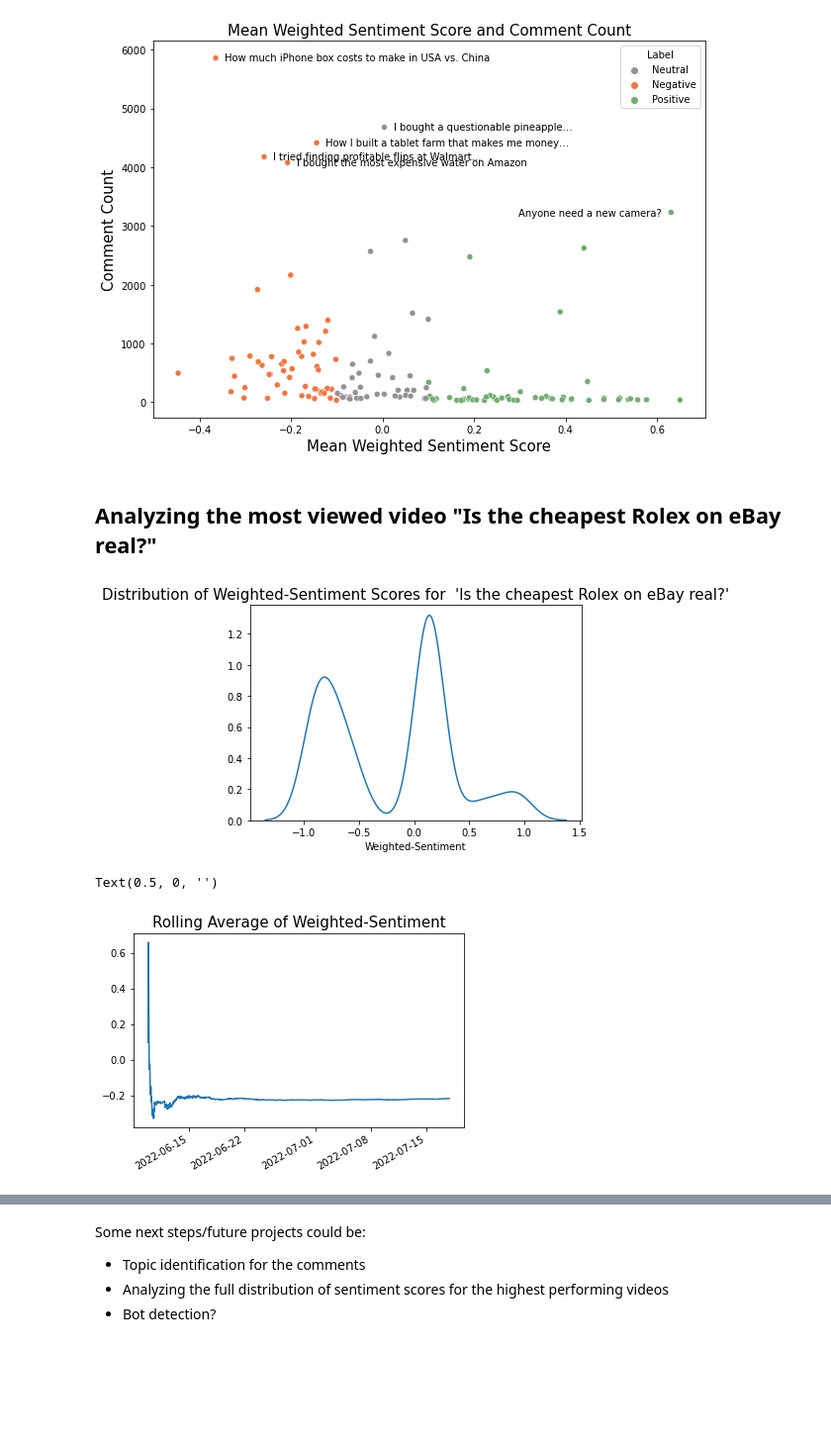
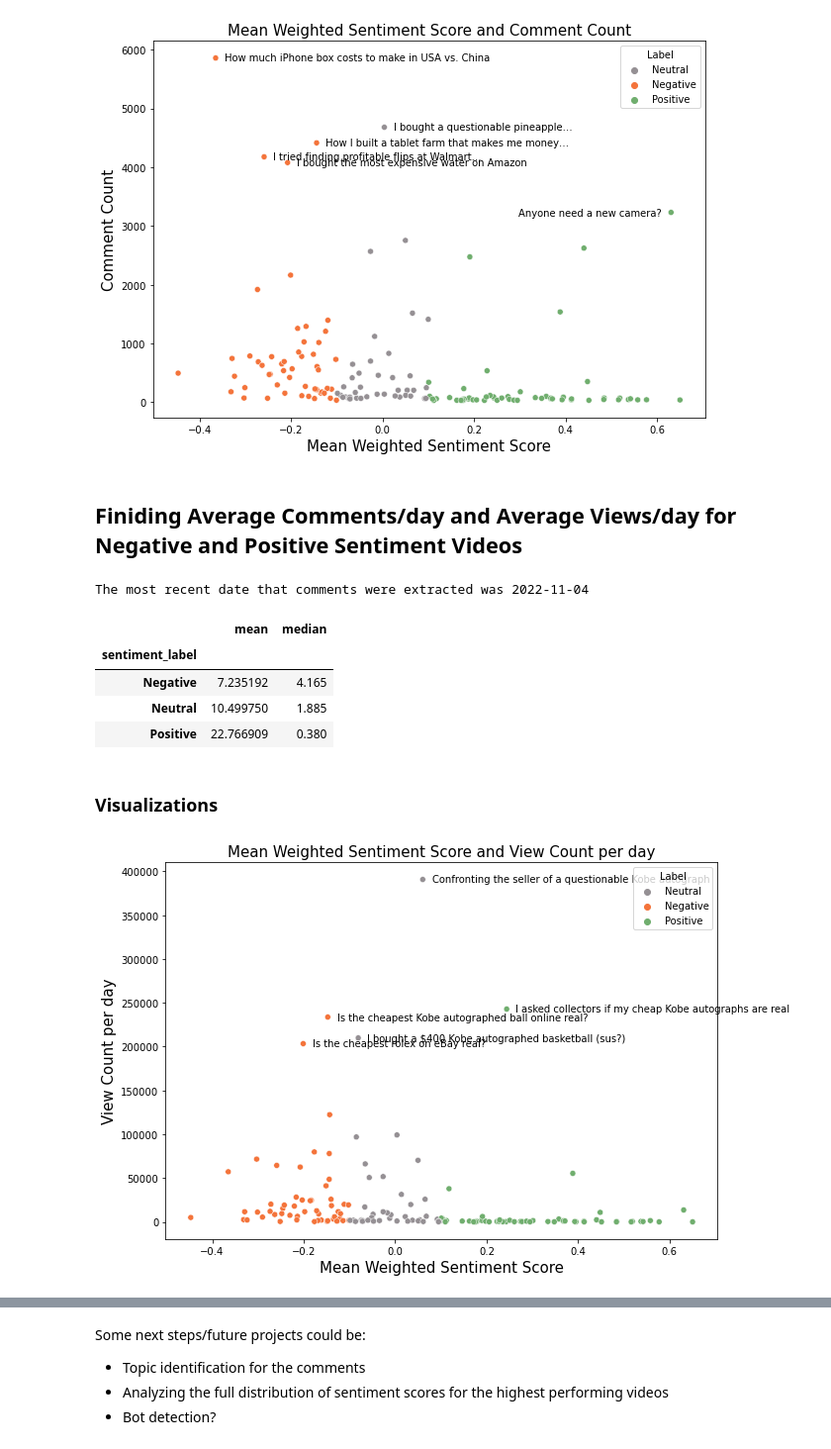
Before and after one commit to salaz055/youtube_comments_project, a Jupyter notebook: youtube_comments_analysis.ipynb, the cells around one changed output, grey strips where cells are left out. Shown at 99% size. Saved outputs shown, nothing was run; the diff lists cells and outputs as text; code cells hidden in the pictures; blank space fills up the shorter version.

Commit message:
add final section to notebook and update video_info csv

```diff
--- a/youtube_comments_analysis.ipynb
+++ b/youtube_comments_analysis.ipynb
@@ -649,15 +649,36 @@ for i,row in video_info_with_sentiment.loc[idx].iterrows():
 # %% [output]
 [figure]
 # %% [markdown]
-## Analyzing the most viewed video "Is the cheapest Rolex on eBay real?"
+## Finiding Average Comments/day and Average Views/day for Negative and Positive Sentiment Videos
 # %%
-top_viewed_df = pd.read_csv('data/all_comments_with_sentiment_scores_weighted.csv').drop(['Unnamed: 0.1' ,'Unnamed: 0' ], axis =1)
-top_viewed_df = top_viewed_df[top_viewed_df['Video Id'] == 'auxv8xyea9c']
+import pandas as pd
+import numpy as np
+import seaborn as sns
+import matplotlib.pyplot as plt
+
+comments_df = pd.read_csv('data/all_comments_with_sentiment_scores_weighted.csv')
+video_info = pd.read_csv('data/video_info_with_sentiment.csv')
+
+comments_df['time'] = pd.to_datetime(comments_df['time'])
+
+# Finding the date that the data was extracted
+max_date = comments_df['time'].max().date()
+print(f"The most recent date that comments were extracted was {max_date}")
+# %% [output]
+The most recent date that comments were extracted was 2022-11-04
 # %%
-sns.kdeplot(x = 'weighted_sentiment' , data = top_viewed_df)
-plt.title("Distribution of Weighted-Sentiment Scores for  'Is the cheapest Rolex on eBay real?'" , size = 15)
-plt.xlabel('Weighted-Sentiment')
-plt.ylabel('');
+video_info['upload_date'] = pd.to_datetime(video_info['upload_date'])
+video_info['max_date'] = pd.to_datetime(max_date)
+
+# Finding the number of days that have passed since a video was uploaded to YouTube
+video_info['days_since_upload'] = (video_info['max_date'] - video_info['upload_date']) / np.timedelta64(1, 'D')
+
+# Dropping the max_date column (it was only needed to calculate days since a video was uploaded)
+video_info.drop('max_date' , axis = 1 , inplace = True)
+
+# Finding views per day
+video_info['views_per_day'] = round(video_info['view_count'] / video_info['days_since_upload'] ,2)
+
+# Finding comments per day
+video_info['comment_count_per_day'] = round(video_info['comment_count'] / video_info['days_since_upload'],2)
-# %% [output]
-[figure, removed]
 # %%
@@ -667,8 +687,33 @@ top_viewed_df['rolling_weighted_sentiment'] = top_viewed_df['weighted_sentiment'
 # %%
-top_viewed_df_sen_agg = top_viewed_df.loc[:'2022-07-17' , 'rolling_weighted_sentiment']
-top_viewed_df_sen_agg.plot()
-plt.title("Rolling Average of Weighted-Sentiment" , size = 15)
-plt.xlabel('')
+# Finding the mean and median comments per day across each sentiment label
+video_info.groupby('sentiment_label')['comment_count_per_day'].agg(['mean' , 'median'])
 # %% [output]
-Text(0.5, 0, '')
-[figure, removed]
+|  | mean | median |
+| sentiment_label |  |  |
+| Negative | 7.235192 | 4.165 |
+| Neutral | 10.499750 | 1.885 |
+| Positive | 22.766909 | 0.380 |
+# %% [markdown]
+### Visualizations
+# %%
+palette = ['#959094' , '#F4743B' , '#70AE6E' ]
+hue_order = ['Neutral' , 'Negative' , 'Positive']
+
+plt.figure(figsize= (10 , 7))
+ax = sns.scatterplot(data = video_info , x = 'mean_weighted_sentiment_score' , y = 'views_per_day' , hue = 'sentiment_label' , palette = palette , hue_order=hue_order)
+plt.title("Mean Weighted Sentiment Score and View Count per day" , size = 15)
+plt.ylabel("View Count per day" , size = 15)
+plt.xlabel("Mean Weighted Sentiment Score", size = 15)
+plt.legend(title = "Label")
+#plt.yticks(ticks = [0 , 10000000 , 20000000 , 30000000] , labels = ["0" , "10M" , "20M" , "30M"])
+
+
+idx = video_info['views_per_day'] > 200000
+for i,row in video_info.loc[idx].iterrows():
+  ax.annotate(row["video_title"],
+                xy = (row["mean_weighted_sentiment_score"] + 0.02 ,row["views_per_day"]),
+                xycoords='data',
+                horizontalalignment='left' ,verticalalignment='center' , fontsize = 10,
+                );
+# %% [output]
+[figure, added]
```
Also changed, not shown: parts of 10 cells of this notebook, 1 other file.
